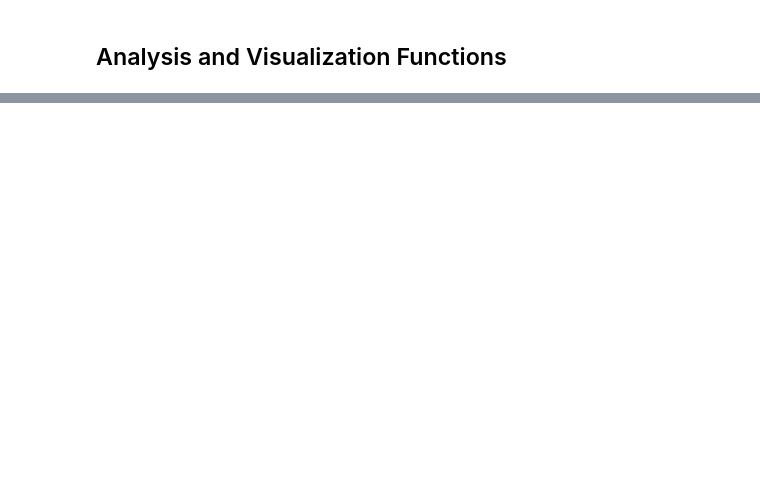
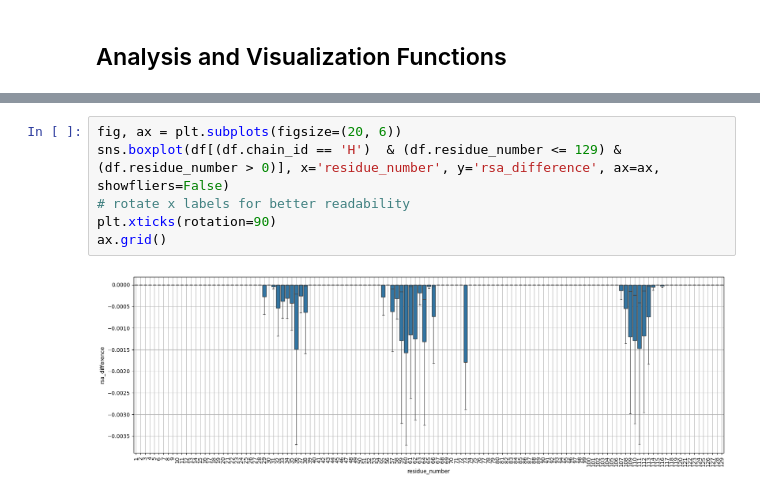
Before and after one commit to matsengrp/dasm-epistasis-experiments, a Jupyter notebook: solvent_accessibility_analysis.ipynb, the cells around one changed output, grey strips where cells are left out. Saved outputs shown, nothing was run; the diff lists cells and outputs as text; blank space fills up the shorter version.

```diff
--- a/solvent_accessibility_analysis.ipynb
+++ b/solvent_accessibility_analysis.ipynb
@@ -897,0 +120,8 @@ print("Cleanup completed.")
+# %%
+fig, ax = plt.subplots(figsize=(20, 6))
+sns.boxplot(df[(df.chain_id == 'H')  & (df.residue_number <= 129) & (df.residue_number > 0)], x='residue_number', y='rsa_difference', ax=ax, showfliers=False)
+# rotate x labels for better readability
+plt.xticks(rotation=90)
+ax.grid()
+# %% [output]
+[figure, added]
```
Also changed, not shown: parts of 46 cells of this notebook, 1 other file.
